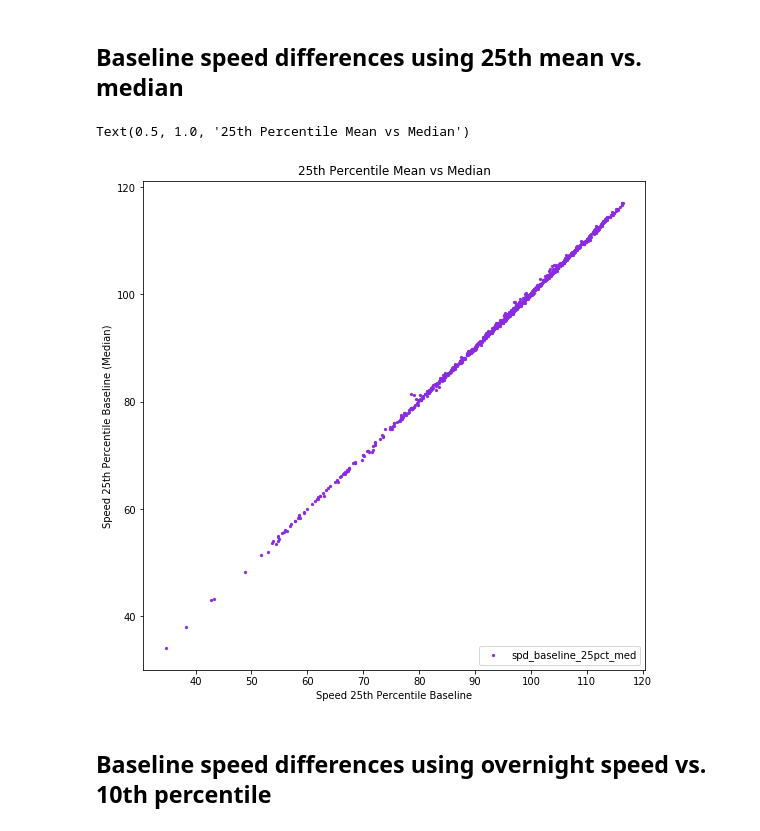
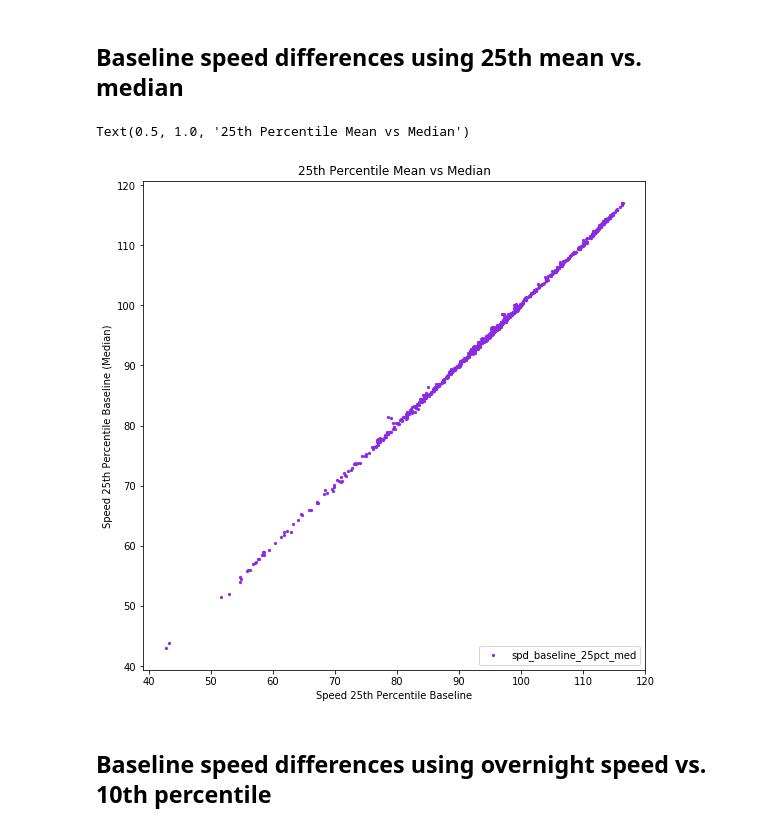
Before and after one commit to CityofToronto/bdit_congestion, a Jupyter notebook: congestion_data_aggregation/highway_deep_dive.ipynb, the cells around one changed output. Drawn from its saved outputs; the diff is of its cells as text; code cells hidden in the pictures.

Commit message:
remove lakeshore from analysis

```diff
--- a/congestion_data_aggregation/highway_deep_dive.ipynb
+++ b/congestion_data_aggregation/highway_deep_dive.ipynb
@@ -279,16 +279,16 @@ fig.show()
 # %%
 fig, ax = plt.subplots (1,1, figsize=(9,9))
 
-ax.scatter(highway['spd_baseline_25pct'], highway['spd_baseline_25pct_med'], marker = '.', linewidths =0.25, c='blueviolet')
+ax.scatter(wn_lakeshore['spd_baseline_25pct'], wn_lakeshore['spd_baseline_25pct_med'], marker = '.', linewidths =0.25, c='blueviolet')
 #ax.plot(range(0,120), range(0,120), '-', color = 'k')
 
 ax.legend(loc = 4)
 ax.set_xlabel('Speed 25th Percentile Baseline')
 ax.set_ylabel('Speed 25th Percentile Baseline (Median)')
 ax.set_title('25th Percentile Mean vs Median')
 # %% [output]
 Text(0.5, 1.0, '25th Percentile Mean vs Median')
-[figure, old version]
+[figure, new version]
 # %% [markdown]
 ## Baseline speed differences using overnight speed vs. 10th percentile
 # %%
```
Also changed, not shown: parts of 20 cells of this notebook.
